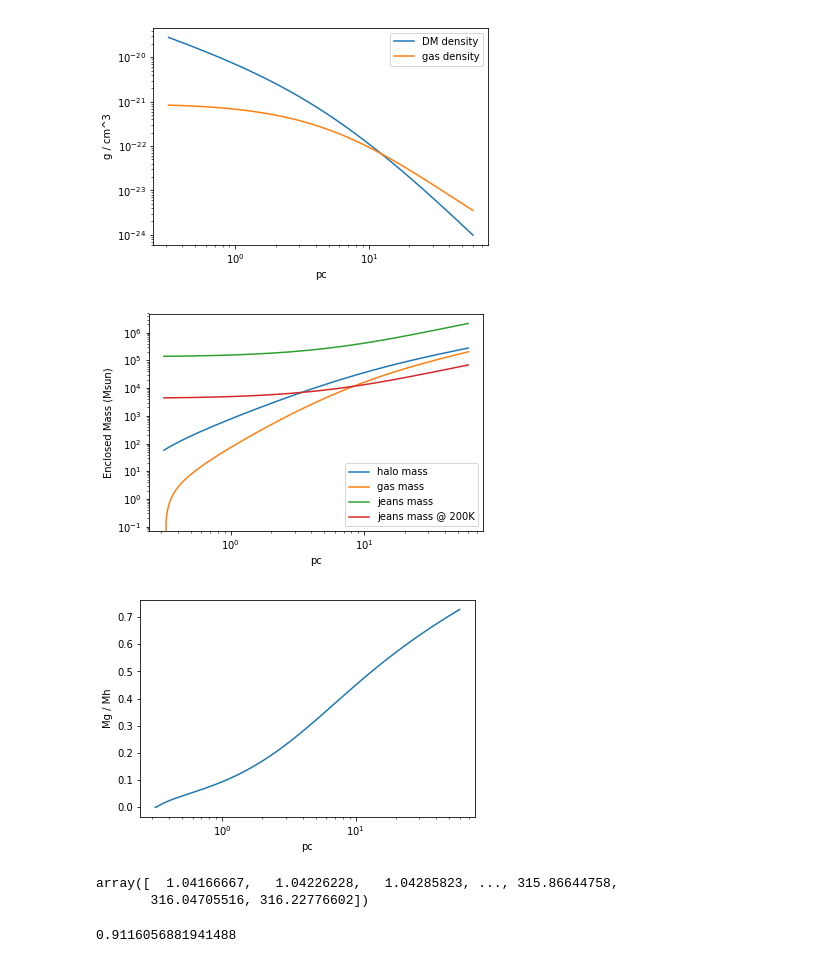
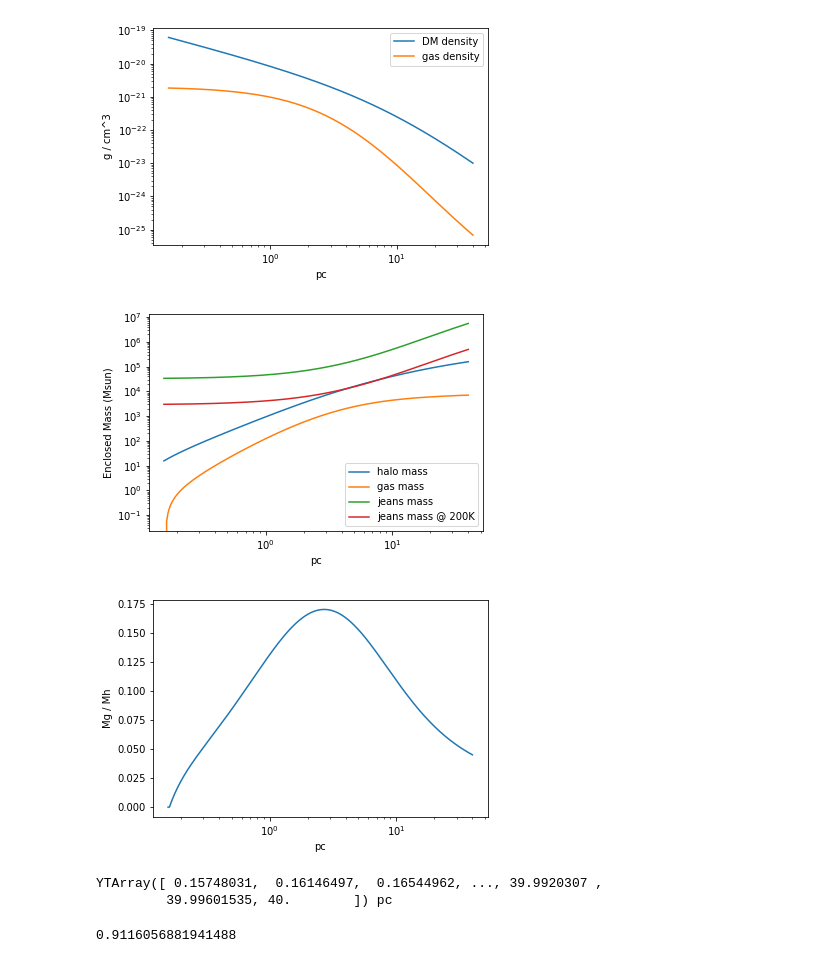
Before and after one commit to hisunnytang/gamer-fork, a Jupyter notebook: bin/Grackle_Non_Equil/writingIC.ipynb, the cells around one changed output. Saved outputs shown, nothing was run; the diff lists cells and outputs as text; code cells hidden in the pictures.

```diff
--- a/bin/Grackle_Non_Equil/writingIC.ipynb
+++ b/bin/Grackle_Non_Equil/writingIC.ipynb
@@ -73,7 +73,7 @@ def find_nearest(array, value):
 # %%
 Rmax = 100 * u.pc
 Rs   = 40.0 * u.pc
-rho  =  1.0e-22 * u.g * u.cm**-3
+rho  =  2.0e-22 * u.g * u.cm**-3
 T = 2000.0
 
 r_min = min( numpy.abs(numpy.linspace( -0.5,0.5,96 )) )* 100.0
@@ -139,11 +138,11 @@ def error_function(Rs, rho, T = 1000.0*u.K):
     return error
 # %%
 Rmax = 100 * u.pc
-Rs   = 5.0 * u.pc
-rho  =  2.0e-21 * u.g * u.cm**-3
-T = 2000.0
+Rs   = 10.0 * u.pc
+rho  =  1.0e-21 * u.g * u.cm**-3
+T = 1000.0
 
-r, rho_g, M_enc = get_profile( Rs, rho, T = T, N = 96, Rmax = 30 * u.pc  )
+r, rho_g, M_enc = get_profile( Rs, rho, T = T, N = 128, Rmax = 20 * u.pc  )
 
 rho_d = get_rho_profile(r, rho, Rs)
 plt.loglog(r, rho_d , label='DM density')
@@ -163,36 +162,36 @@ plt.loglog(r, m_g, label='gas mass')
 mj, _ = get_jeans_ml( rho_prof, T, mu = 1.6)
 mj200, _ = get_jeans_ml( rho_prof, 200.0, mu = 1.6)
 plt.loglog(r, mj, label='jeans mass')
 plt.loglog(r, mj200, label='jeans mass @ 200K')
 
 plt.legend()
 plt.xlabel('pc')
 plt.ylabel('Enclosed Mass (Msun)')
 plt.show()
 
 plt.semilogx(r, m_g/ M_enc)
 plt.xlabel('pc')
 plt.ylabel('Mg / Mh')
 plt.show()
 
 
 density_profile =  interp1d( r, rho_g )
 
 def energy_profile(r, mu = 1.6):
     rho_r = density_profile( r )
     Ur   = 1.5*(rho_r *u.mass_hydrogen *u.cm**-3 * u.boltzmann_constant * u.K * T / mu / u.mass_hydrogen).in_cgs()
     return Ur
 
 def momentumx_profile(r):
     return numpy.zeros(len(r))
 def momentumy_profile(r):
     return numpy.zeros(len(r))
 def momentumz_profile(r):
     return numpy.zeros(len(r))
 # %% [output]
-[figure, old version]
+[figure, new version]
-[figure, old version]
+[figure, new version]
-[figure, old version]
+[figure, new version]
 # %%
 def get_unit(filename='Input__Parameter'):
     unit_dict = {}
@@ -278,8 +287,8 @@ with open("UM_IC", 'w') as f:
 # %%
 r
 # %% [output]
-array([  1.04166667,   1.04226228,   1.04285823, ..., 315.86644758,
-       316.04705516, 316.22776602])
+YTArray([ 0.15748031,  0.16146497,  0.16544962, ..., 39.9920307 ,
+         39.99601535, 40.        ]) pc
 # %%
 R.min()
 # %% [output]
```
Also changed, not shown: parts of 2 cells of this notebook, 10 other files.
